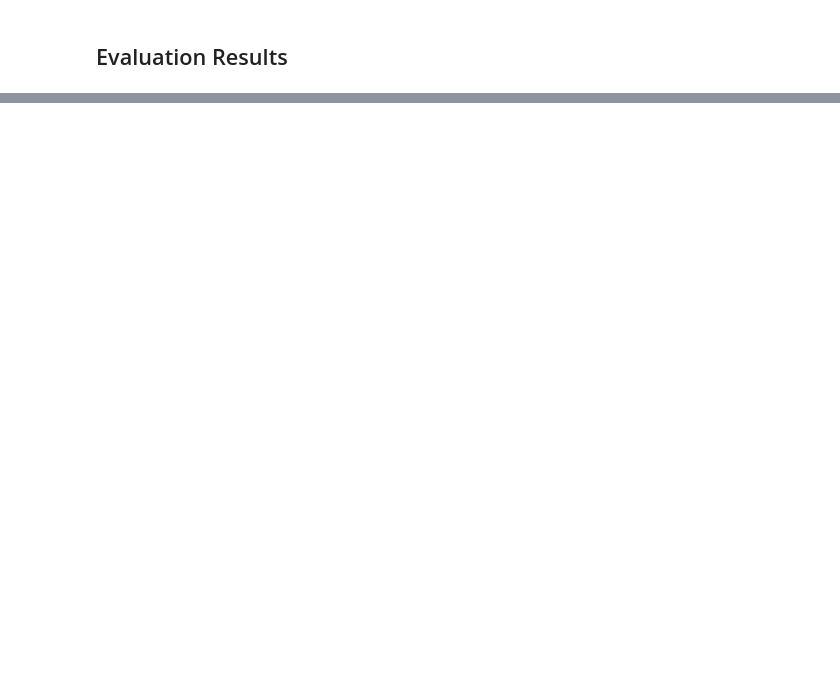
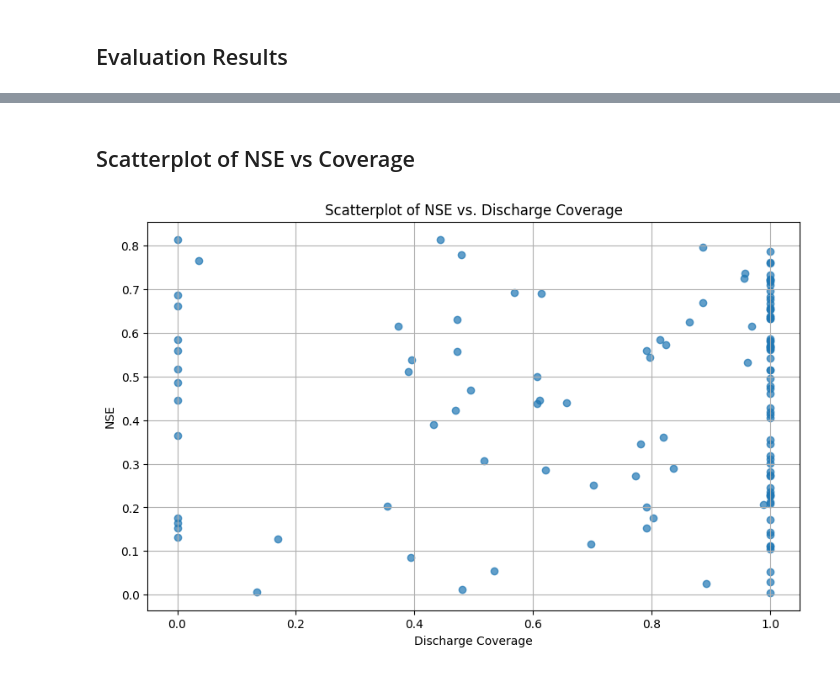
Before and after one commit to yunsupark1120/GAGEii_modeling, a Jupyter notebook: evaluation.ipynb, the cells around one changed output, grey strips where cells are left out. Drawn from its saved outputs; the diff is of its cells as text; code cells hidden in the pictures; blank space fills up the shorter version.

```diff
--- a/evaluation.ipynb
+++ b/evaluation.ipynb
@@ -44,0 +49,23 @@ evaluate GAGEii-ALL_Gauges_Filtered_Regionally_Separate_0603_172605 epoch 44
+# %% [markdown]
+## Scatterplot of NSE vs Coverage
+# %%
+import pandas as pd
+import matplotlib.pyplot as plt
+
+nse_df = evaluator.get_nse()
+nse_df_filtered = nse_df[nse_df["NSE"] > 0]
+coverage_df = pd.read_csv("metadata/coverage.csv")
+
+# Merge the two dataframes on 'basin_id'
+merged_df = pd.merge(nse_df_filtered, coverage_df, on="basin_id", how="inner")
+
+# Create the scatterplot
+plt.figure(figsize=(10, 6))
+plt.scatter(merged_df["discharge_coverage"], merged_df["NSE"], alpha=0.7)
+plt.xlabel("Discharge Coverage")
+plt.ylabel("NSE")
+plt.title("Scatterplot of NSE vs. Discharge Coverage")
+plt.grid(True)
+plt.show()
+# %% [output]
+[figure, added]
```
Also changed, not shown: parts of 4 cells of this notebook, 7 other files.
